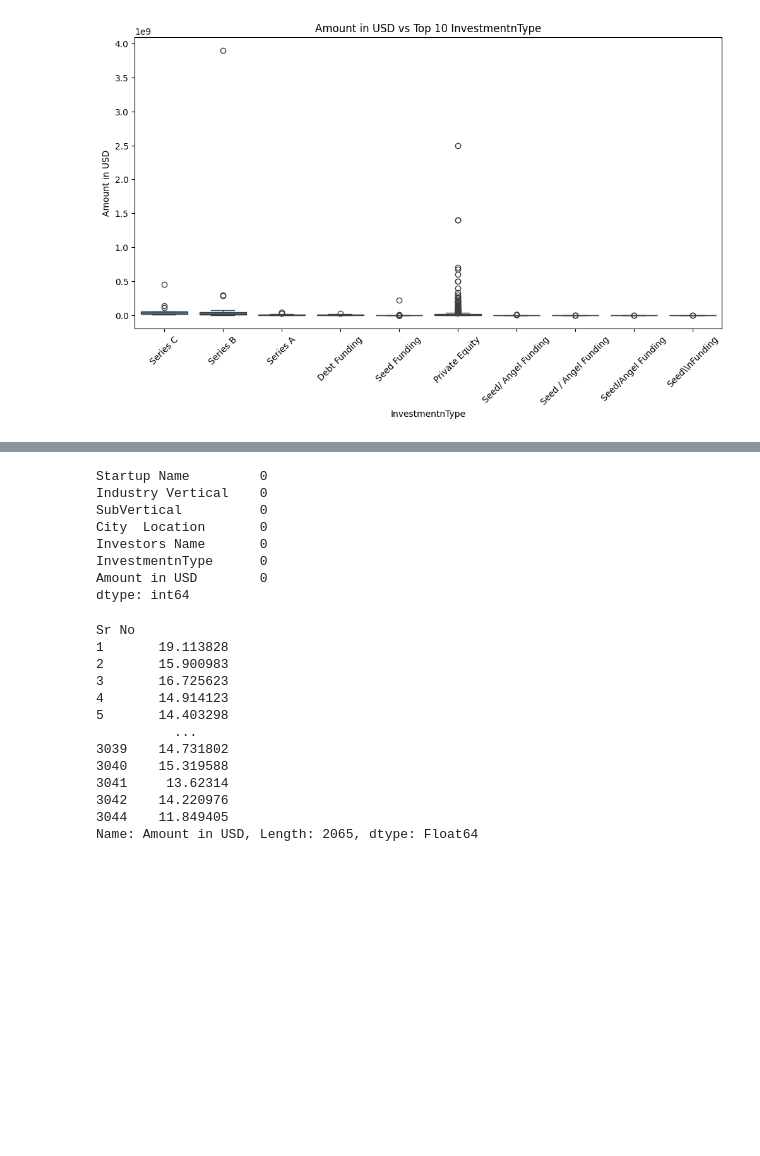
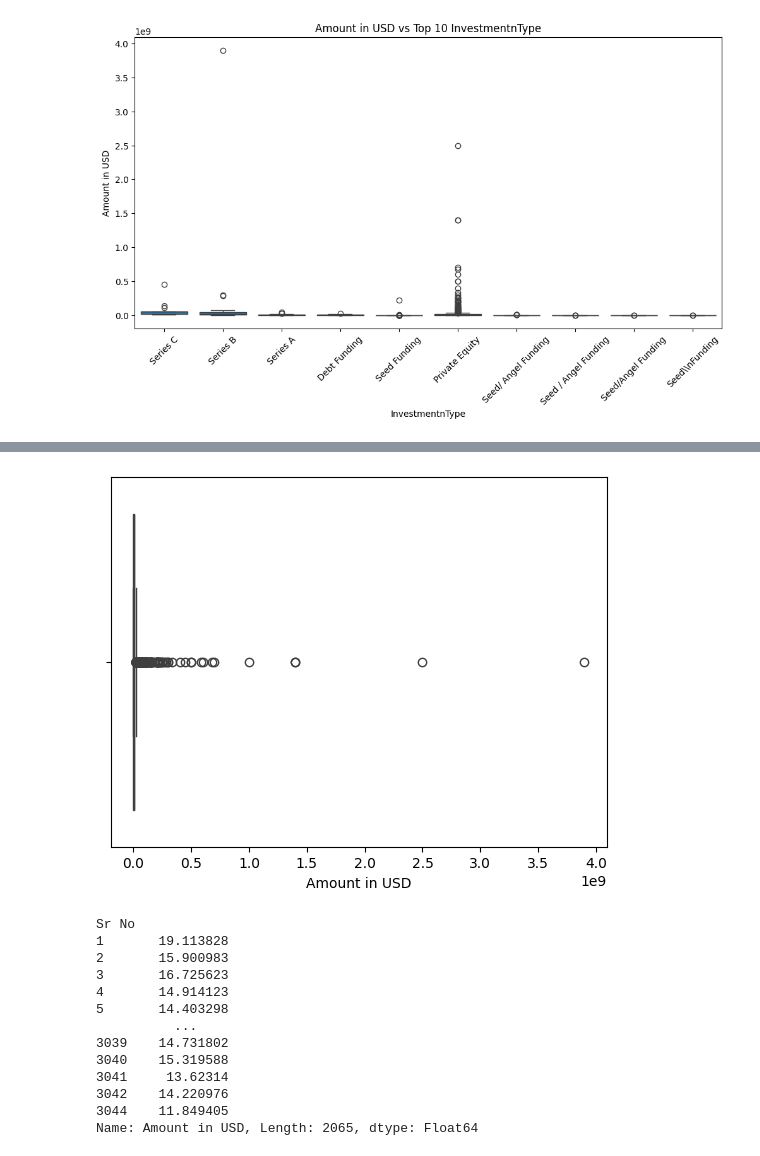
Before and after one commit to harshalgrover07/Start-Up-Funding, a Jupyter notebook: StartUp.ipynb, the cells around one changed output, grey strips where cells are left out. Drawn from its saved outputs; the diff is of its cells as text; code cells hidden in the pictures; blank space fills up the shorter version.

```diff
--- a/StartUp.ipynb
+++ b/StartUp.ipynb
@@ -76,7 +123,10 @@ data.head(2)
 # %%
+# As all the columns objects we have to convert the amount in usd to int and date to Datetime format
+# lets deal with Amount column first
 data['Amount in USD'] = (
     data['Amount in USD']
         .str.replace(',', '')
         .pipe(pd.to_numeric, errors='coerce')
-        .round(0)
-        .astype('Int64'))
+        .round(0)          # round to nearest integer
+        .astype('Int64')   # now safe
+)
@@ -264,13 +363,5 @@ dtype: int64
 # %%
-data = data.dropna(subset='Amount in USD')
+sns.boxplot(data=data,x='Amount in USD')
+plt.show()
+# %% [output]
+[figure, added]
-# %%
-data.isnull().sum()
-# %% [output]
-Startup Name         0
-Industry Vertical    0
-SubVertical          0
-City  Location       0
-Investors Name       0
-InvestmentnType      0
-Amount in USD        0
-dtype: int64
```
Also changed, not shown: parts of 59 cells of this notebook.
